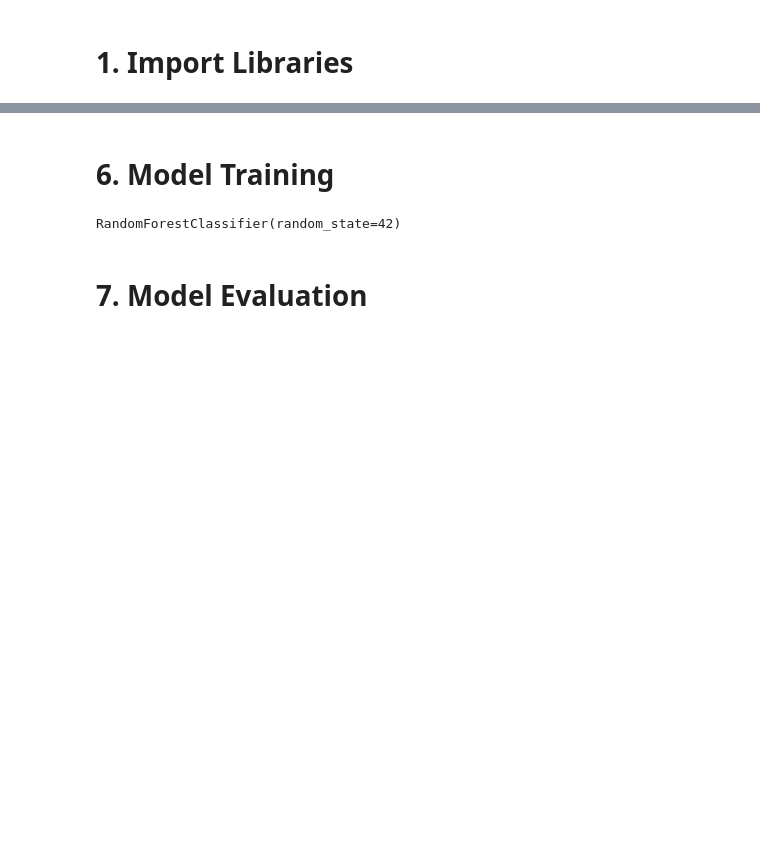
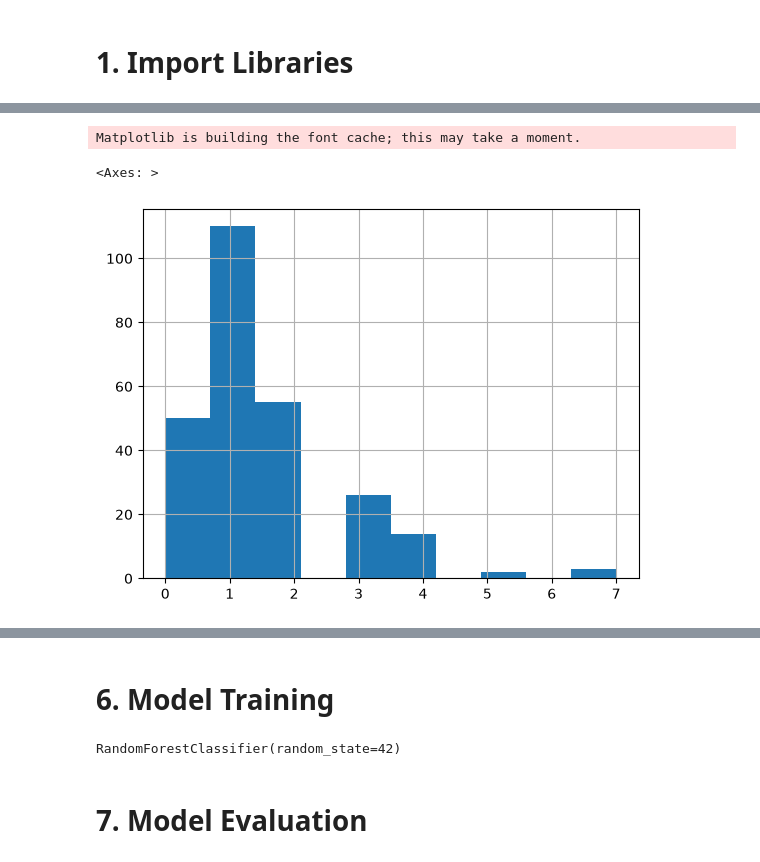
Before and after one commit to marinaperezs/football-match-outcome-prediction, a Jupyter notebook: 02_model_development.ipynb, the cells around one changed output, grey strips where cells are left out. Cells and saved outputs as stored; diff of their text form; code cells hidden in the pictures; blank space fills up the shorter version.

```diff
--- a/02_model_development.ipynb
+++ b/02_model_development.ipynb
@@ -46,0 +91,6 @@ matches_df.describe()
+# %%
+matches_df["home_score"].hist()
+# %% [output]
+Matplotlib is building the font cache; this may take a moment.
+<Axes: >
+[figure, added]
```
Also changed, not shown: parts of 20 cells of this notebook, 1 other file.
